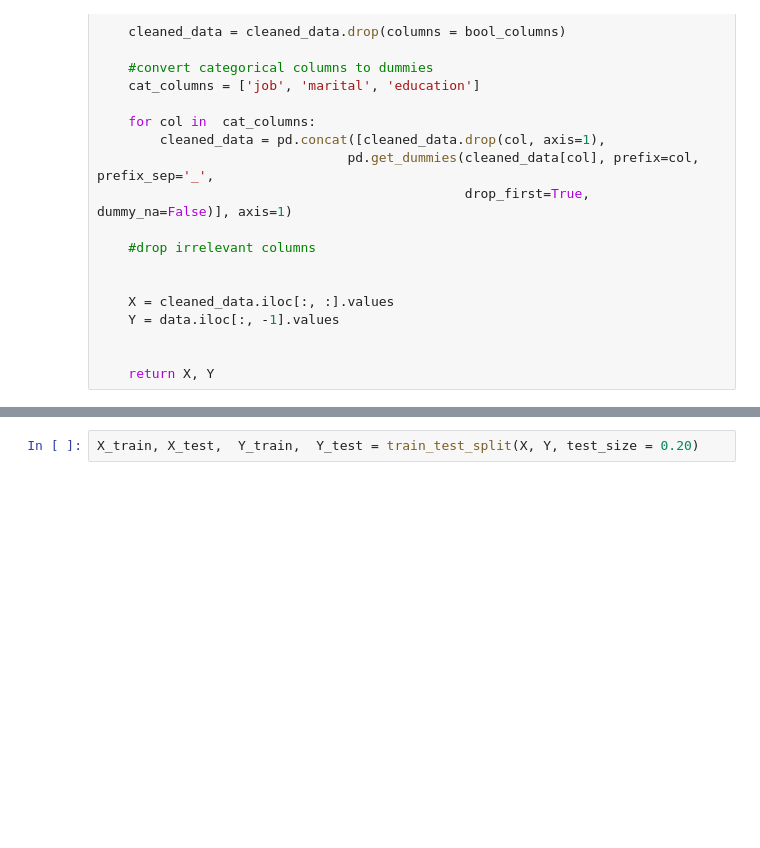
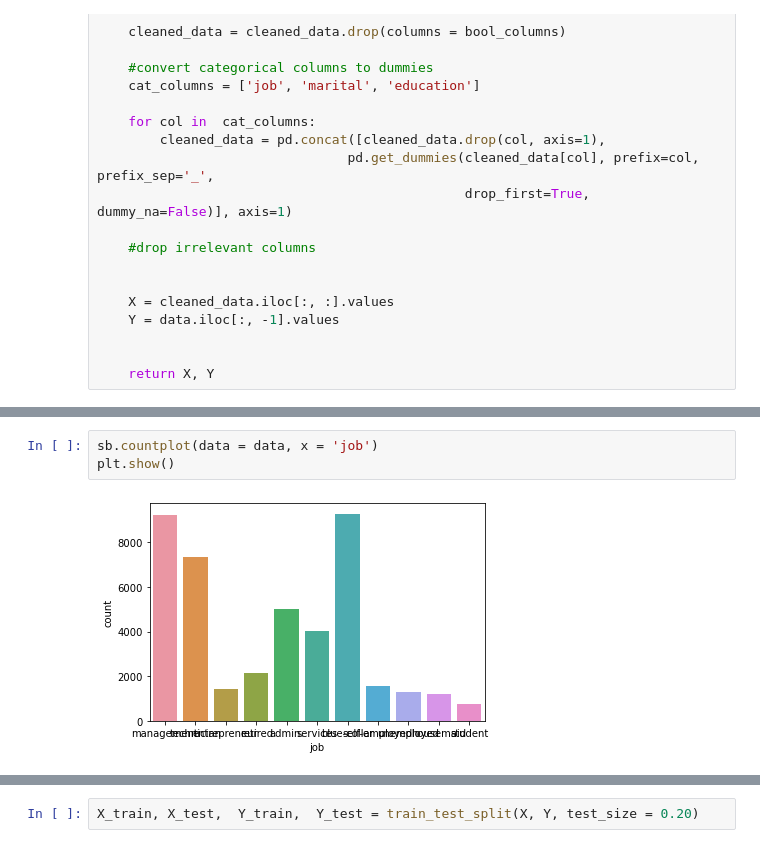
Before and after one commit to divya1999ann/ACM-ML-Assignment-2, a Jupyter notebook: Week2_Assignment.ipynb, the cells around one changed output, grey strips where cells are left out. Saved outputs shown, nothing was run; the diff lists cells and outputs as text; blank space fills up the shorter version.

```diff
--- a/Week2_Assignment.ipynb
+++ b/Week2_Assignment.ipynb
@@ -72,0 +125,5 @@ def clean_data(data):
+# %%
+sb.countplot(data = data, x = 'job')
+plt.show()
+# %% [output]
+[figure, added]
```
Also changed, not shown: parts of 11 cells of this notebook.
